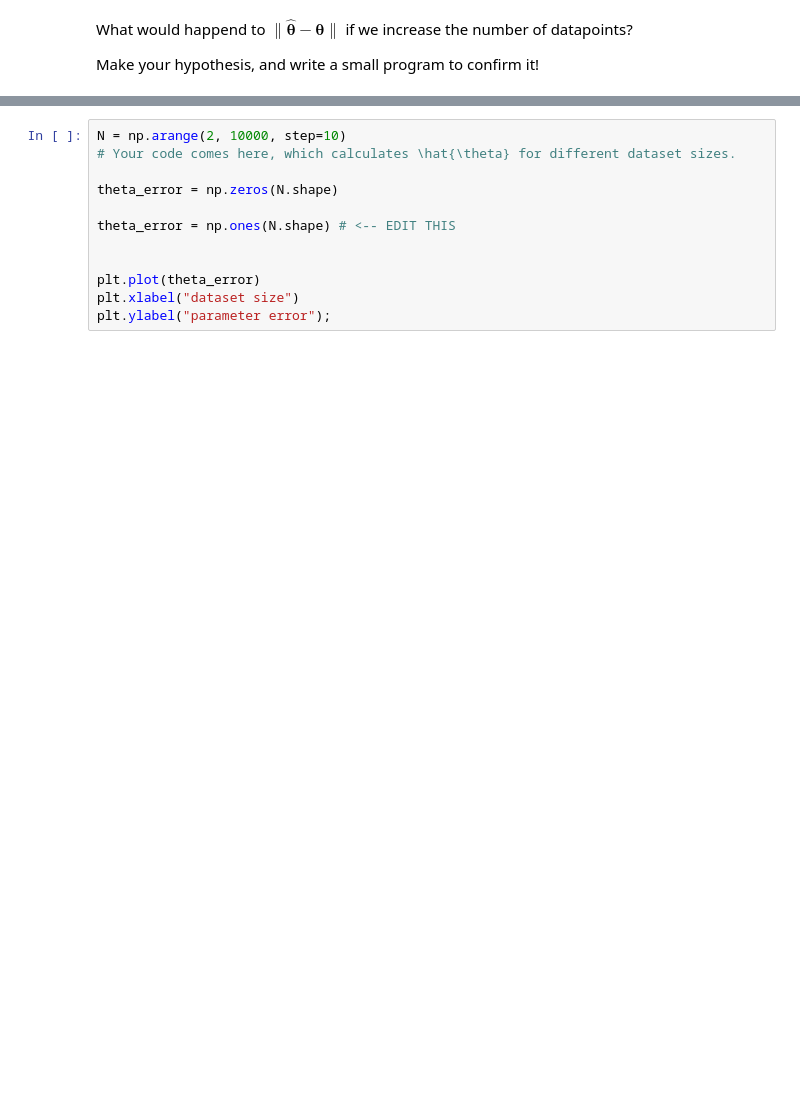
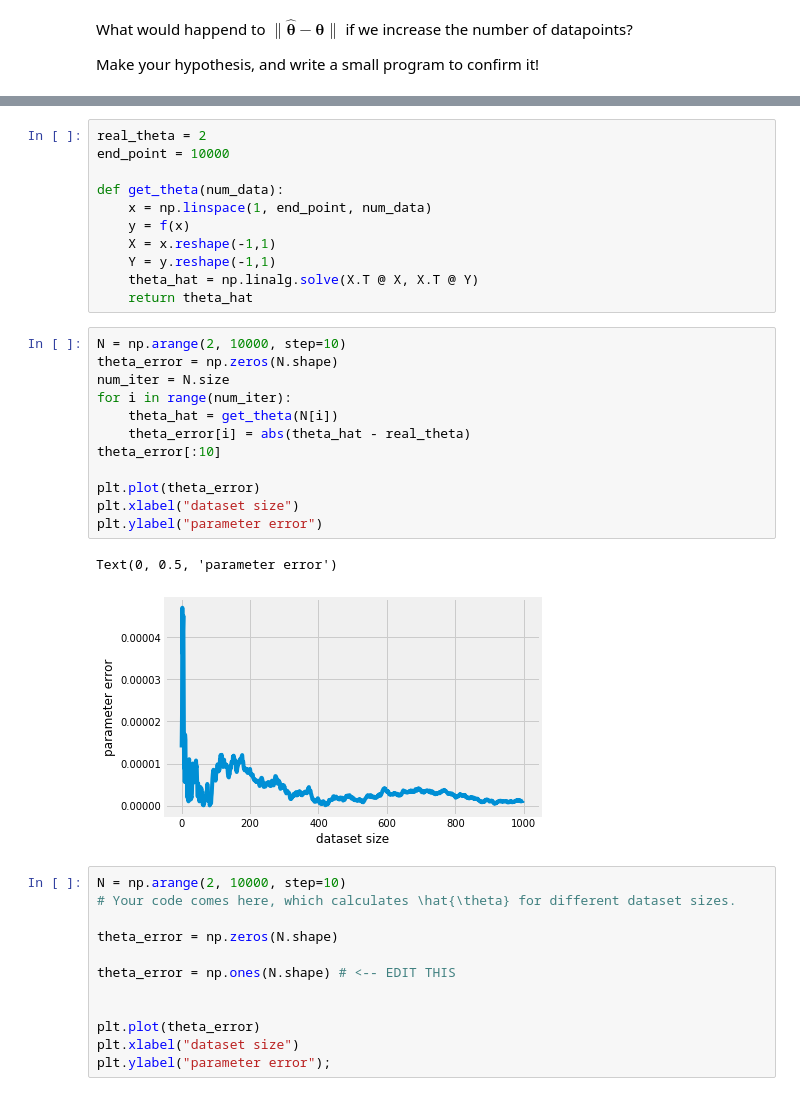
Before and after one commit to SYYoung/Math-for-Machine-Learning, a Jupyter notebook: pca-coursera/week3.ipynb, the cells around one changed output, grey strips where cells are left out. Cells and saved outputs as stored; diff of their text form; blank space fills up the shorter version.

```diff
--- a/pca-coursera/week3.ipynb
+++ b/pca-coursera/week3.ipynb
@@ -515,3 +539,29 @@ Make your hypothesis, and write a small program to confirm it!
+# %%
+real_theta = 2
+end_point = 10000
+
+def get_theta(num_data):
+    x = np.linspace(1, end_point, num_data)
+    y = f(x)
+    X = x.reshape(-1,1)
+    Y = y.reshape(-1,1)
+    theta_hat = np.linalg.solve(X.T @ X, X.T @ Y)
+    return theta_hat
+# %%
+N = np.arange(2, 10000, step=10)
+theta_error = np.zeros(N.shape)
+num_iter = N.size
+for i in range(num_iter):
+    theta_hat = get_theta(N[i])
+    theta_error[i] = abs(theta_hat - real_theta)
+theta_error[:10]
+
+plt.plot(theta_error)
+plt.xlabel("dataset size")
+plt.ylabel("parameter error")
+# %% [output]
+Text(0, 0.5, 'parameter error')
+[figure, added]
 # %%
 N = np.arange(2, 10000, step=10)
 # Your code comes here, which calculates \hat{\theta} for different dataset sizes.
```
Also changed, not shown: parts of 4 cells of this notebook.
